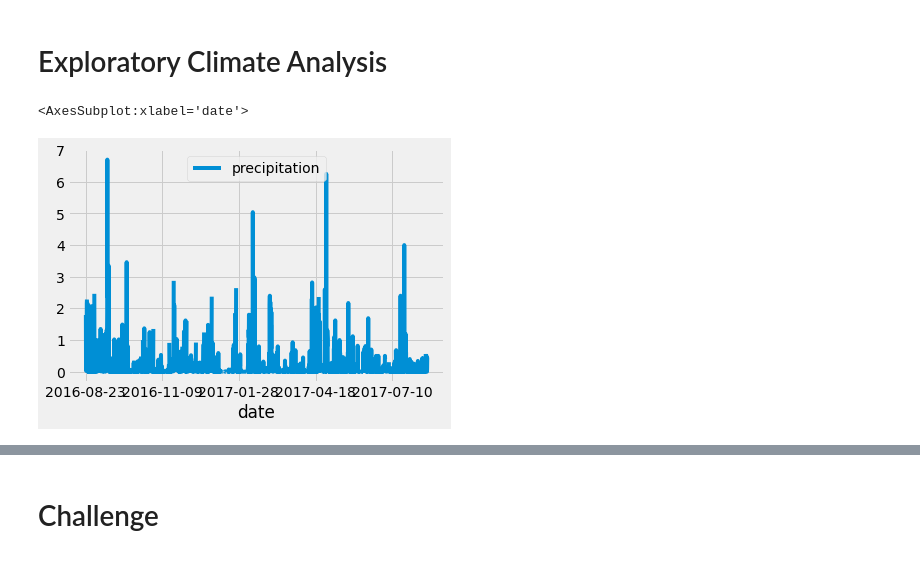
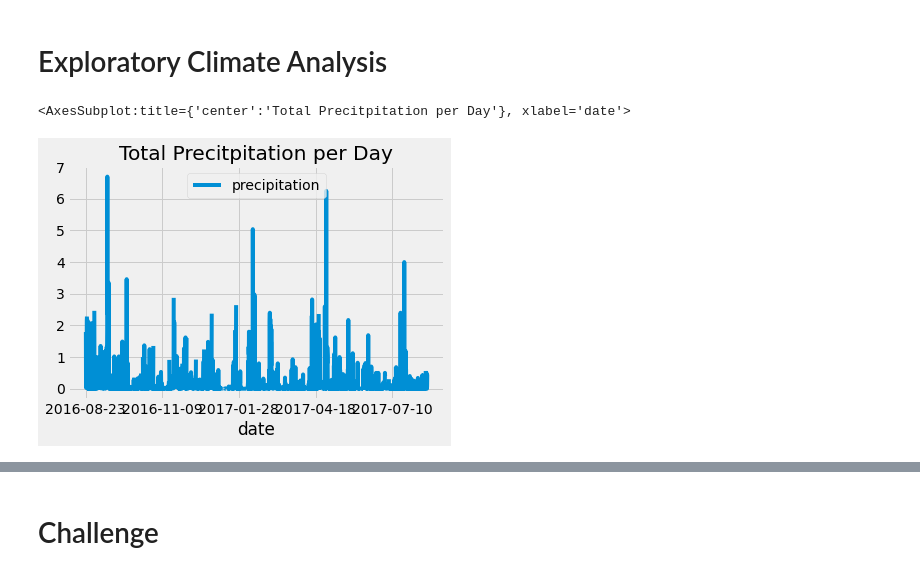
Before and after one commit to whitneylosinski/surfs_up, a Jupyter notebook: climate_analysis.ipynb, the cells around one changed output, grey strips where cells are left out. Cells and saved outputs as stored; diff of their text form; code cells hidden in the pictures.

```diff
--- a/climate_analysis.ipynb
+++ b/climate_analysis.ipynb
@@ -43,25 +43,25 @@ session = Session(engine)
 # %%
 # Design a query to retrieve the last 12 months of precipitation data and plot the results.
 #Starting from the last data point in the database.
 prev_year = dt.date(2017, 8, 23)
 
 # Calculate the date one year from the last date in data set.
 prev_year = dt.date(2017, 8, 23) - dt.timedelta(days=365)
 
 # Perform a query to retrieve the data and precipitation scores
 results = session.query(Measurement.date, Measurement.prcp).filter(Measurement.date >=prev_year).all()
 
 # Save the query results as a Pandas DataFrame and set the index to the date column
 df = pd.DataFrame(results, columns=['date', 'precipitation'])
 df.set_index(df['date'], inplace=True)
 
 # Sort the dataframe by date
 df = df.sort_index()
 
 # Use Pandas Plotting with Matplotlib to plot the data
-df.plot()
+df.plot(title='Total Precitpitation per Day')
 # %% [output]
-<AxesSubplot:xlabel='date'>
+<AxesSubplot:title={'center':'Total Precitpitation per Day'}, xlabel='date'>
-[figure, old version]
+[figure, new version]
 # %%
 # Use Pandas to calcualte the summary statistics for the precipitation data
```
Also changed, not shown: parts of 5 cells of this notebook.
